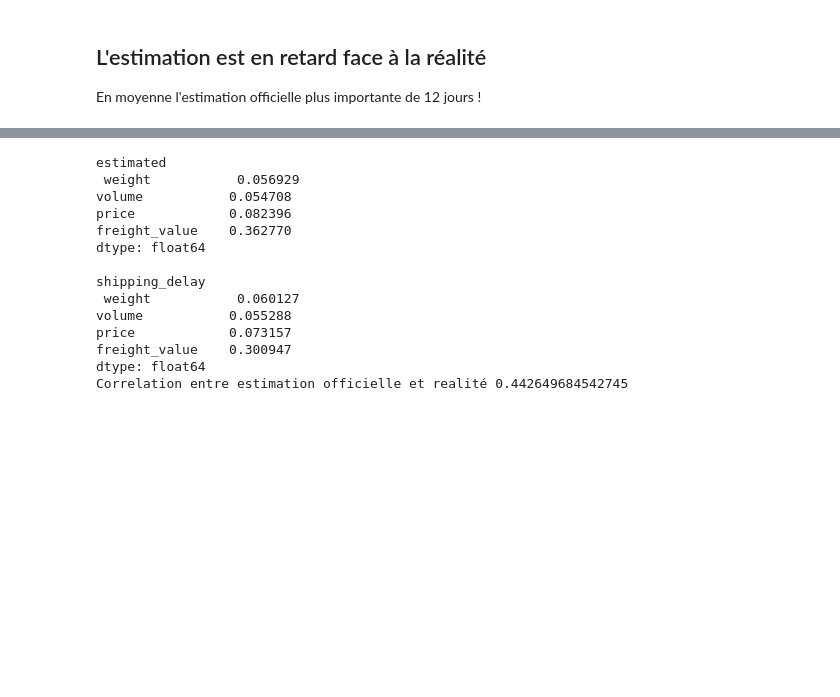
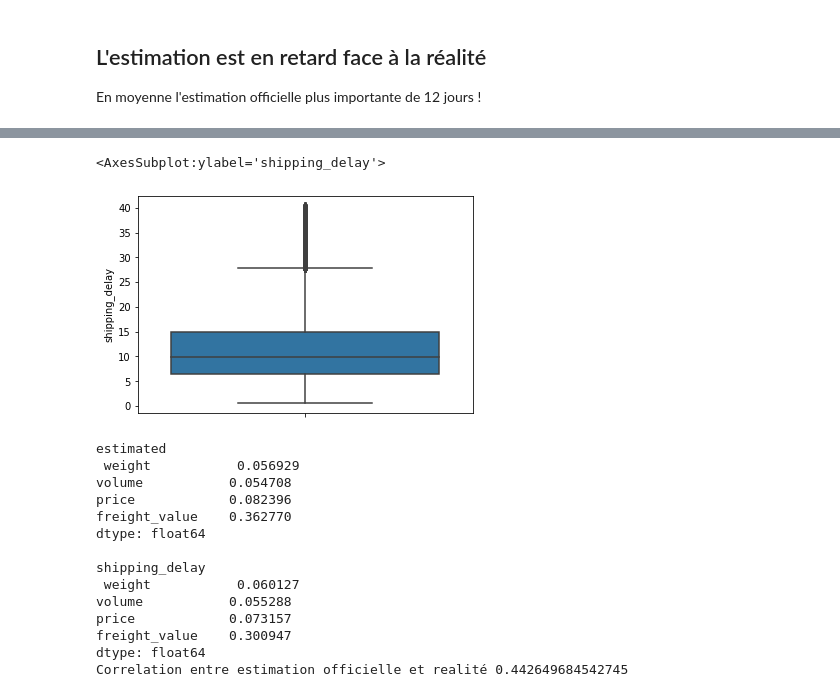
Before and after one commit to Nicolas-Malgat/E2_prediction_temps_livraison, a Jupyter notebook: work/3_feature_engineering.ipynb, the cells around one changed output, grey strips where cells are left out. Drawn from its saved outputs; the diff is of its cells as text; code cells hidden in the pictures; blank space fills up the shorter version.

```diff
--- a/work/3_feature_engineering.ipynb
+++ b/work/3_feature_engineering.ipynb
@@ -72,3 +83,10 @@ df.shipping_delay.hist(color='blue', bins=30, legend=True)
+# %%
+import seaborn as sns
+
+sns.boxplot(y=df.shipping_delay)
+# %% [output]
+<AxesSubplot:ylabel='shipping_delay'>
+[figure, added]
 # %%
 cols = ['weight', 'volume', 'price', 'freight_value']
 print('estimated\n', df[cols].corrwith(df['estimated_delay']))
```
Also changed, not shown: parts of 6 cells of this notebook, 6 other files.
